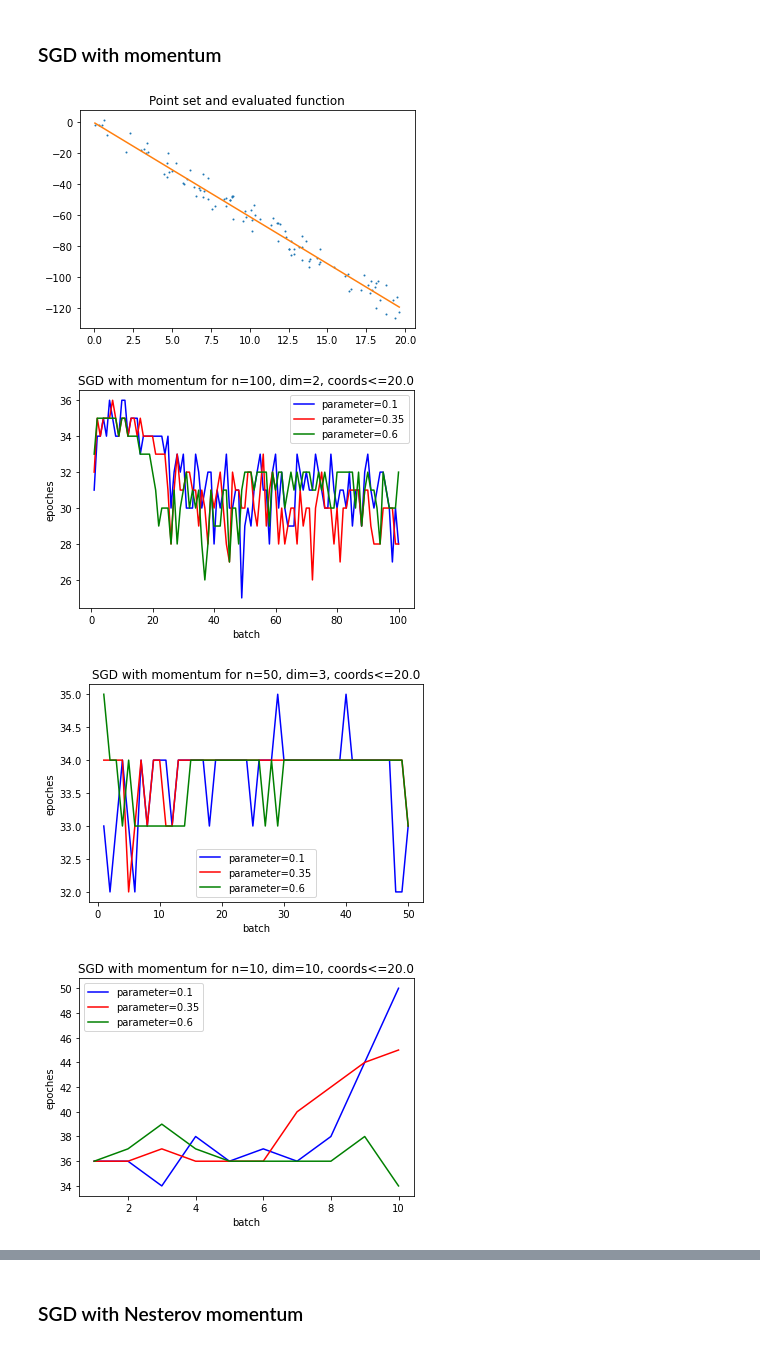
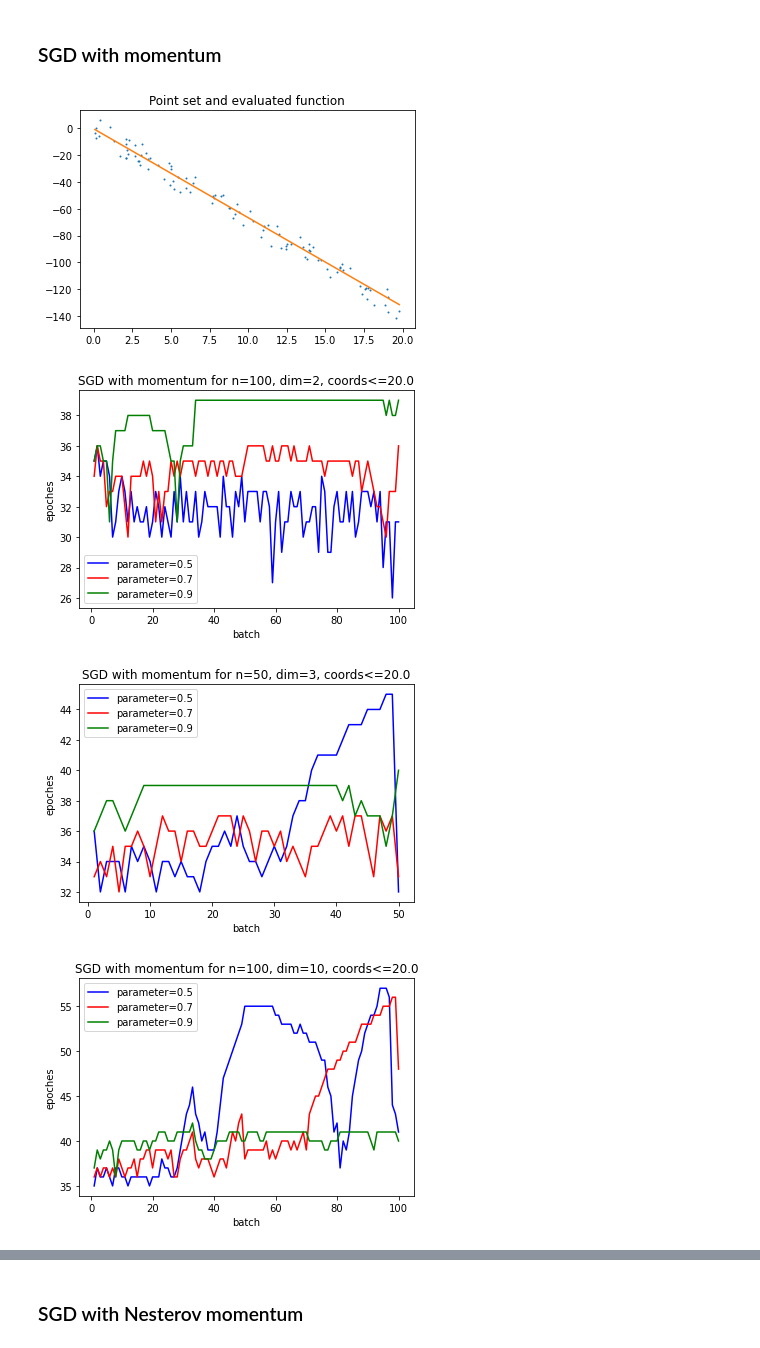
Before and after one commit to Volodka22/MetOpt, a Jupyter notebook: lab2/ans.ipynb, the cells around one changed output, grey strips where cells are left out. Cells and saved outputs as stored; diff of their text form; code cells hidden in the pictures.

```diff
--- a/lab2/ans.ipynb
+++ b/lab2/ans.ipynb
@@ -124,14 +120,13 @@ def loss_function_grad(points, ids, coeffs):
 #       found coeffs - array of point.dim len,
 #       history - array of all epoches changes
 #   ]
-def sgd(points, batch_size, gradinet_supplier, starting_coeffs, lr, eps, epoches, _param_1, _param_2):
+def sgd(points, batch_size, gradinet_supplier, starting_coeffs, lr, current_lr, eps, epoches, _param_1, _param_2):
     history = list()
     order = np.asarray(range(0, points.n))
     np.random.shuffle(order)
 
     batch_index = 0
     coeffs = starting_coeffs
-    current_lr = DEFAULT_LR
 
     for i in range(0, epoches):
         to = min(batch_index + batch_size, len(order))
@@ -161,29 +156,29 @@ colors = ["blue", "red", "green", "orange", "purple", "yellow", "pink", "brown",
 
 # call sgd with each possible batch_size for point_set
 #   lr - function (current_lr, epoch)
-def batch_size_analyze(points, lr = constant_lr, gd = sgd, param_1 = 0, param_2 = 0):
+def batch_size_analyze(points, lr = constant_lr, current_lr = DEFAULT_LR, gd = sgd, param_1 = 0, param_2 = 0):
     epoches = np.asarray([])
     for batch in range(1, points.n + 1):
-        result = gd(points, batch, loss_function_grad, np.asarray([0.] * (points.dim)), lr, 1e-6, EPOCH_MAX, param_1, param_2)
+        result = gd(points, batch, loss_function_grad, np.asarray([0.] * (points.dim)), lr, current_lr, 1e-6, EPOCH_MAX, param_1, param_2)
         epoches = np.append(epoches, len(result[1]))
     return epoches
 
 # print batch_size_analyze(points, lr)
-def print_batch_size_analyze(points, lr = constant_lr, gd = sgd, name='minibatch SGD', params_1 = [0], params_2 = [0]):
+def print_batch_size_analyze(points, lr = constant_lr, current_lr = DEFAULT_LR, gd = sgd, name='minibatch SGD', params_1 = [0], params_2 = [0]):
     if params_1 == [0] and params_2 == [0]:
-        epoches = batch_size_analyze(points, lr, gd = gd, param_1 = 0)
+        epoches = batch_size_analyze(points, lr, current_lr, gd = gd, param_1 = 0)
         plt.plot(np.linspace(1, len(epoches), len(epoches)), epoches)
 
     if params_1 != [0] and params_2 == [0]:
         for i in range(0, len(params_1)):
-            epoches = batch_size_analyze(points, lr, gd = gd, param_1 = params_1[i])
+            epoches = batch_size_analyze(points, lr, current_lr, gd = gd, param_1 = params_1[i])
             plt.plot(np.linspace(1, len(epoches), len(epoches)), epoches, color = colors[i % len(colors)], label = "parameter=" + str(params_1[i]))
         plt.legend()
 
     if params_1 != [0] and params_2 != [0]:
         for i in range(0, len(params_1)):
             for j in range (0, len(params_2)):
-                epoches = batch_size_analyze(points, lr, gd = gd, param_1 = params_1[i], param_2 = params_2[j])
+                epoches = batch_size_analyze(points, lr, current_lr, gd = gd, param_1 = params_1[i], param_2 = params_2[j])
                 plt.plot(np.linspace(1, len(epoches), len(epoches)), epoches, color = colors[(i*len(params_2)+j) % len(colors)], label = str(params_1[i])+ " " + str(params_2[j]))
             plt.legend()
     plt.xlabel("batch")
@@ -213,9 +208,9 @@ def print_loss_function_epochs(points, batch, lr = constant_lr, gd = sgd, name =
     plt.show()
 # %%
 
-def print_2d_result(points, lr = constant_lr, gd = sgd, param_1 = 0, param_2 = 0):
+def print_2d_result(points, lr = constant_lr, current_lr = DEFAULT_LR, gd = sgd, param_1 = 0, param_2 = 0):
     # print("here")
-    result = gd(points, points.n // 2, loss_function_grad, np.asarray([0.] * (points.dim)), lr, 1e-6, EPOCH_MAX, param_1, param_2)
+    result = gd(points, points.n // 2, loss_function_grad, np.asarray([0.] * (points.dim)), lr, current_lr, 1e-6, EPOCH_MAX, param_1, param_2)
     plt.plot(points.x, points.y, 'o', markersize=1)
     grid = np.linspace(np.min(points.x), np.max(points.x), 1000)
     plt.title('Point set and evaluated function')
@@ -351,15 +333,14 @@ check scaling: 1
 #       found coeffs - array of point.dim len,
 #       history - array of all epoches changes
 #   ]
-def sgd_with_momentum(points, batch_size, gradinet_supplier, starting_coeffs, lr, eps, epoches, betta, param_2):
+def sgd_with_momentum(points, batch_size, gradinet_supplier, starting_coeffs, lr, current_lr, eps, epoches, betta, param_2):
     history = list()
     order = np.asarray(range(0, points.n))
     np.random.shuffle(order)
 
     coeffs = starting_coeffs
-    current_lr = DEFAULT_LR
-    grad = gradinet_supplier(points, order[0 : batch_size], coeffs)
-    batch_index = batch_size % points.n
+    grad = np.asarray([0] * points.dim)
+    batch_index = 0
 
     for i in range(0, epoches):
         to = min(batch_index + batch_size, len(order))
@@ -381,12 +362,12 @@ def sgd_with_momentum(points, batch_size, gradinet_supplier, starting_coeffs, lr
 
     return [coeffs, history]
 # %%
-print_2d_result(input_2d, lr=step_decay, gd=sgd_with_momentum, param_1=0.35)
-print_batch_size_analyze(input_2d, lr = step_decay, gd=sgd_with_momentum, name='SGD with momentum', params_1=[0.1, 0.35, 0.6])
-print_batch_size_analyze(input_3d, lr = step_decay, gd=sgd_with_momentum, name='SGD with momentum', params_1=[0.1, 0.35, 0.6])
-print_batch_size_analyze(input_large, lr = step_decay, gd=sgd_with_momentum, name='SGD with momentum', params_1=[0.1, 0.35, 0.6])
+print_2d_result(input_2d, lr = step_decay, current_lr = DEFAULT_LR, gd = sgd_with_momentum, param_1 = 0.7)
+print_batch_size_analyze(input_2d, lr = step_decay, gd=sgd_with_momentum, name='SGD with momentum', params_1=[0.5, 0.7, 0.9])
+print_batch_size_analyze(input_3d, lr = step_decay, gd=sgd_with_momentum, name='SGD with momentum', params_1=[0.5, 0.7, 0.9])
+print_batch_size_analyze(input_large, lr = step_decay, gd=sgd_with_momentum, name='SGD with momentum', params_1=[0.5, 0.7, 0.9])
 # %% [output]
-[figure, old version]
+[figure, new version]
-[figure, old version]
+[figure, new version]
-[figure, old version]
+[figure, new version]
-[figure, old version]
+[figure, new version]
```
Also changed, not shown: parts of 32 cells of this notebook.
